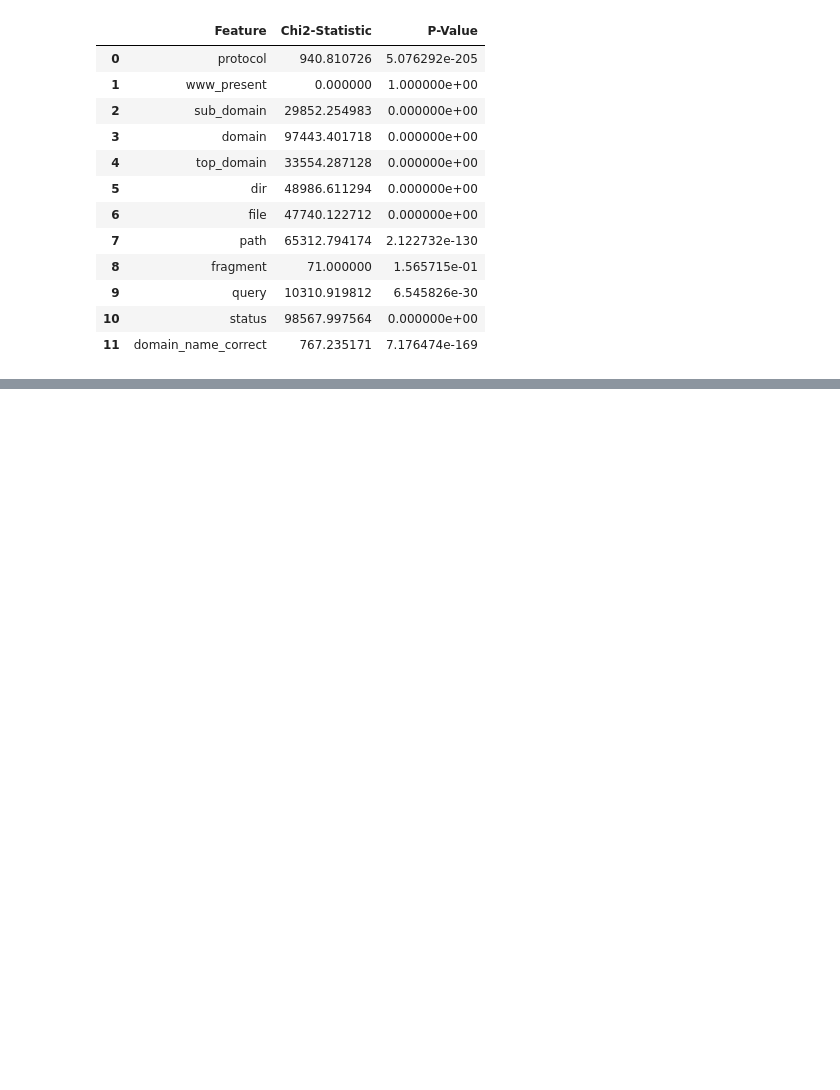
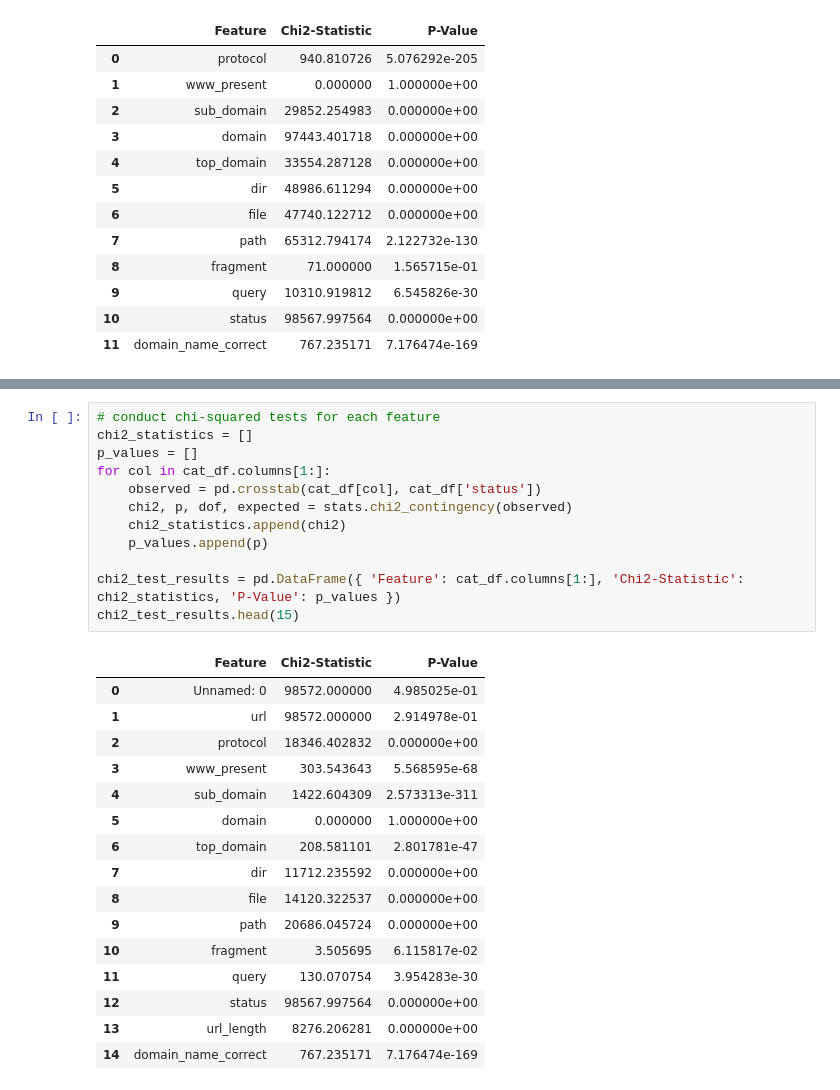
Before and after one commit to onoratoe/DS_Final_Project, a Jupyter notebook: feature_testing.ipynb, the cells around one changed output, grey strips where cells are left out. Drawn from its saved outputs; the diff is of its cells as text; blank space fills up the shorter version.

```diff
--- a/feature_testing.ipynb
+++ b/feature_testing.ipynb
@@ -117,0 +143,29 @@ Name: count, dtype: int64
+# %%
+# conduct chi-squared tests for each feature
+chi2_statistics = []
+p_values = []
+for col in cat_df.columns[1:]:
+    observed = pd.crosstab(cat_df[col], cat_df['status'])
+    chi2, p, dof, expected = stats.chi2_contingency(observed)
+    chi2_statistics.append(chi2)
+    p_values.append(p)
+
+chi2_test_results = pd.DataFrame({ 'Feature': cat_df.columns[1:], 'Chi2-Statistic': chi2_statistics, 'P-Value': p_values })
+chi2_test_results.head(15)
+# %% [output]
+|  | Feature | Chi2-Statistic | P-Value |
+| 0 | Unnamed: 0 | 98572.000000 | 4.985025e-01 |
+| 1 | url | 98572.000000 | 2.914978e-01 |
+| 2 | protocol | 18346.402832 | 0.000000e+00 |
+| 3 | www_present | 303.543643 | 5.568595e-68 |
+| 4 | sub_domain | 1422.604309 | 2.573313e-311 |
+| 5 | domain | 0.000000 | 1.000000e+00 |
+| 6 | top_domain | 208.581101 | 2.801781e-47 |
+| 7 | dir | 11712.235592 | 0.000000e+00 |
+| 8 | file | 14120.322537 | 0.000000e+00 |
+| 9 | path | 20686.045724 | 0.000000e+00 |
+| 10 | fragment | 3.505695 | 6.115817e-02 |
+| 11 | query | 130.070754 | 3.954283e-30 |
+| 12 | status | 98567.997564 | 0.000000e+00 |
+| 13 | url_length | 8276.206281 | 0.000000e+00 |
+| 14 | domain_name_correct | 767.235171 | 7.176474e-169 |
```
Also changed, not shown: parts of 6 cells of this notebook.
